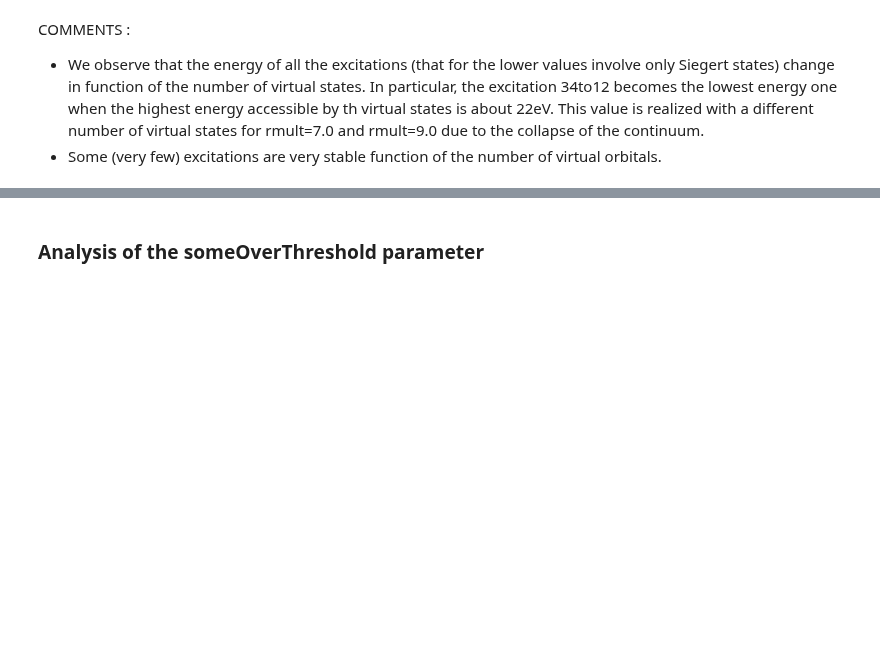
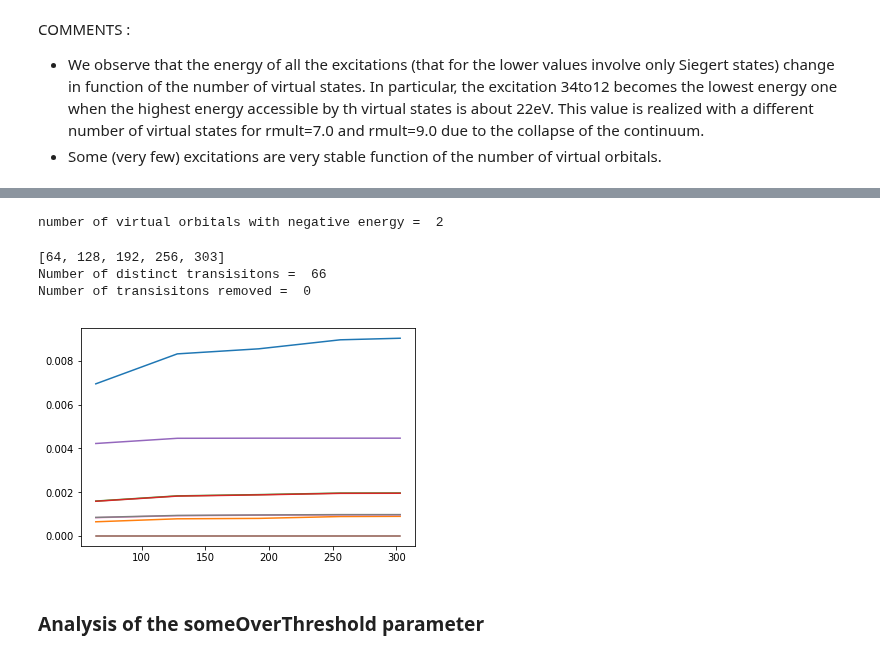
Before and after one commit to luigigenovese/KPM-nb, a Jupyter notebook: POLARIZABILITY/N2/free-bc/Analysis_of_Excitonic_States.ipynb, the cells around one changed output, grey strips where cells are left out. Cells and saved outputs as stored; diff of their text form; code cells hidden in the pictures; blank space fills up the shorter version.

```diff
--- a/POLARIZABILITY/N2/free-bc/Analysis_of_Excitonic_States.ipynb
+++ b/POLARIZABILITY/N2/free-bc/Analysis_of_Excitonic_States.ipynb
@@ -120 +121,10 @@ for na,e in excitations.iteritems():
+# %%
+fAvg = R.evalOscStrenghtAvg(eigenproblems)
+for na,e in excitations.iteritems():
+    for tr in e:
+        level = excitations[na][tr]['level']
+        os = 0.0
+        for l in range(len(level)):
+            os+=fAvg[na][l]
+        e[tr]['oscillatorStrenght'] = os
 # %%
@@ -121,0 +134,7 @@ for na,e in excitations.iteritems():
+# %%
+excList = {}
+for na,e in excitations.iteritems():
+    val = {}
+    for tr,v in e.iteritems():
+        val[tr] = {'weightP' : v['weightP'].tolist(),'weightAlpha' : v['weightAlpha'].tolist(),'level' : v['level'], 'energy' : v['energy'].tolist(), 'oscillatorStrenght' : v['oscillatorStrenght'].tolist()}
+    excList[na] = val
@@ -181,0 +221,8 @@ COMMENTS :
+# %%
+energyVirtuals = Data.evals[0][0][numOrb:]
+numBound = 0
+while energyVirtuals[numBound]< 0.0:
+    numBound+=1
+print 'number of virtual orbitals with negative energy = ', numBound
+# %% [output]
+number of virtual orbitals with negative energy =  2
@@ -181,0 +248,14 @@ COMMENTS :
+# %%
+reload(R)
+sob = R.evalSob(numBound,excitations)
+#sob
+# %% [output]
+[64, 128, 192, 256, 303]
+Number of distinct transisitons =  66
+Number of transisitons removed =  0
+# %%
+selLab = allTr[0:8] # ['3,4to1,2-0','5to1-0+5to2-0','3,4to1,2-1']
+for tr in selLab:
+    plt.plot(nalpha,sob[tr])
+# %% [output]
+[figure, added]
```
Also changed, not shown: parts of 41 cells of this notebook, 5 other files.
